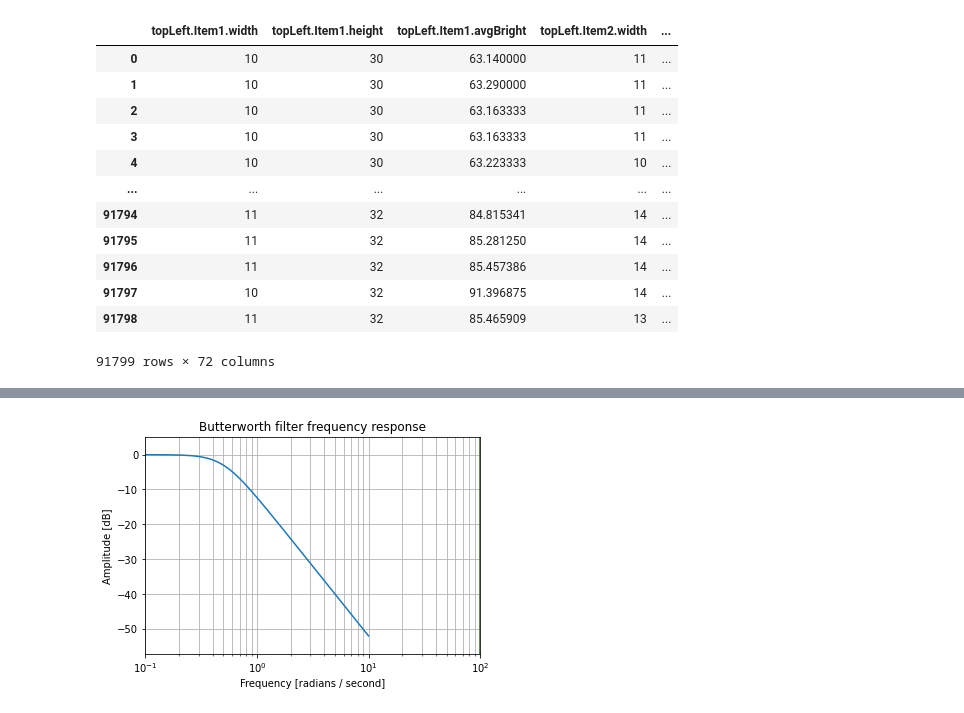
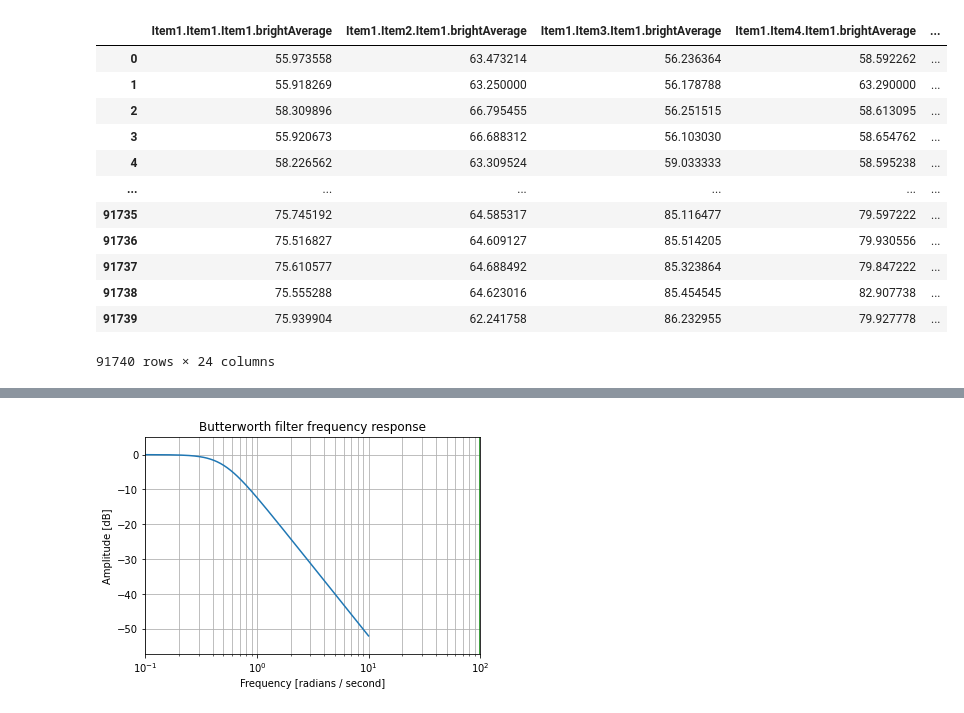
Before and after one commit to jmenzies280/embryo-monitoring, a Jupyter notebook: software/analysis/analysis_old.ipynb, the cells around one changed output, grey strips where cells are left out. Saved outputs shown, nothing was run; the diff lists cells and outputs as text; code cells hidden in the pictures.

```diff
--- a/software/analysis/analysis1.ipynb
+++ b/software/analysis/analysis_old.ipynb
@@ -12,23 +12,25 @@ from scipy import signal
 #tell python where the data is located, based on the current folder
 filePath = "..//..//data//"
 # tell what is the file name we will open and load data
-fileName = "output2022-01-20T11_12_09.csv"
+fileName = "test22021-12-06T18_13_52.csv"
 # %%
 #load data into "data" variable
 data = pd.read_csv(filePath+fileName)
+#grab every other column so that we are only using the average brightness in each ROI (discarding rolling average calculated with Bonsai)
+data=data[data.columns[::2]]
 #display data
 data
 # %% [output]
-|  | topLeft.Item1.width | topLeft.Item1.height | topLeft.Item1.avgBright | topLeft.Item2.width | ... |
-| 0 | 10 | 30 | 63.140000 | 11 | ... |
-| 1 | 10 | 30 | 63.290000 | 11 | ... |
-| 2 | 10 | 30 | 63.163333 | 11 | ... |
-| 3 | 10 | 30 | 63.163333 | 11 | ... |
-| 4 | 10 | 30 | 63.223333 | 10 | ... |
+|  | Item1.Item1.Item1.brightAverage | Item1.Item2.Item1.brightAverage | Item1.Item3.Item1.brightAverage | Item1.Item4.Item1.brightAverage | ... |
+| 0 | 55.973558 | 63.473214 | 56.236364 | 58.592262 | ... |
+| 1 | 55.918269 | 63.250000 | 56.178788 | 63.290000 | ... |
+| 2 | 58.309896 | 66.795455 | 56.251515 | 58.613095 | ... |
+| 3 | 55.920673 | 66.688312 | 56.103030 | 58.654762 | ... |
+| 4 | 58.226562 | 63.309524 | 59.033333 | 58.595238 | ... |
 | ... | ... | ... | ... | ... | ... |
-| 91794 | 11 | 32 | 84.815341 | 14 | ... |
-| 91795 | 11 | 32 | 85.281250 | 14 | ... |
-| 91796 | 11 | 32 | 85.457386 | 14 | ... |
-| 91797 | 10 | 32 | 91.396875 | 14 | ... |
-| 91798 | 11 | 32 | 85.465909 | 13 | ... |
+| 91735 | 75.745192 | 64.585317 | 85.116477 | 79.597222 | ... |
+| 91736 | 75.516827 | 64.609127 | 85.514205 | 79.930556 | ... |
+| 91737 | 75.610577 | 64.688492 | 85.323864 | 79.847222 | ... |
+| 91738 | 75.555288 | 64.623016 | 85.454545 | 82.907738 | ... |
+| 91739 | 75.939904 | 62.241758 | 86.232955 | 79.927778 | ... |
-91799 rows × 72 columns
+91740 rows × 24 columns
```
Also changed, not shown: parts of 6 cells of this notebook, 3 other files.
